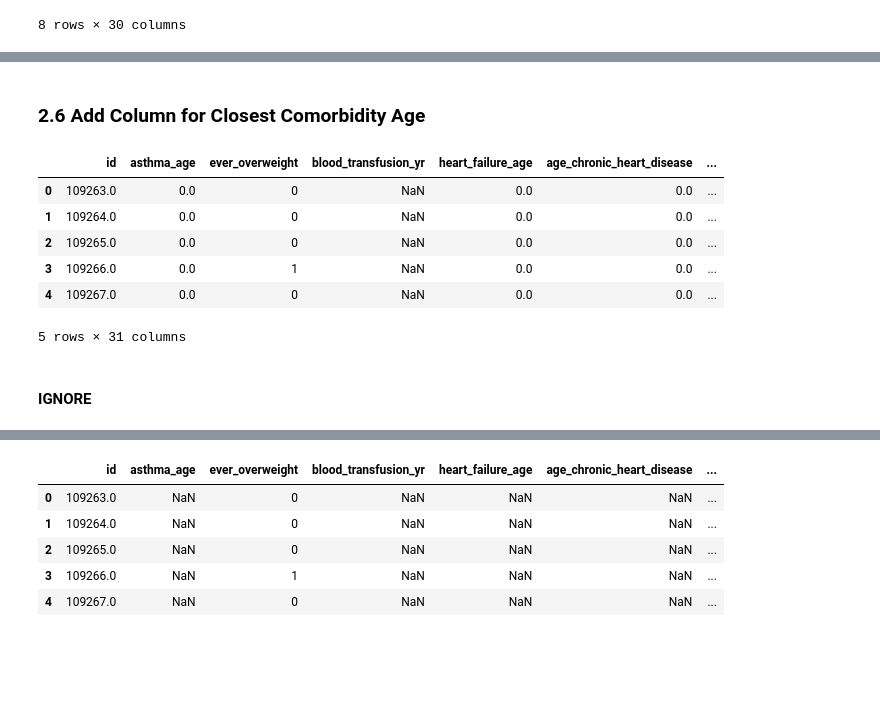
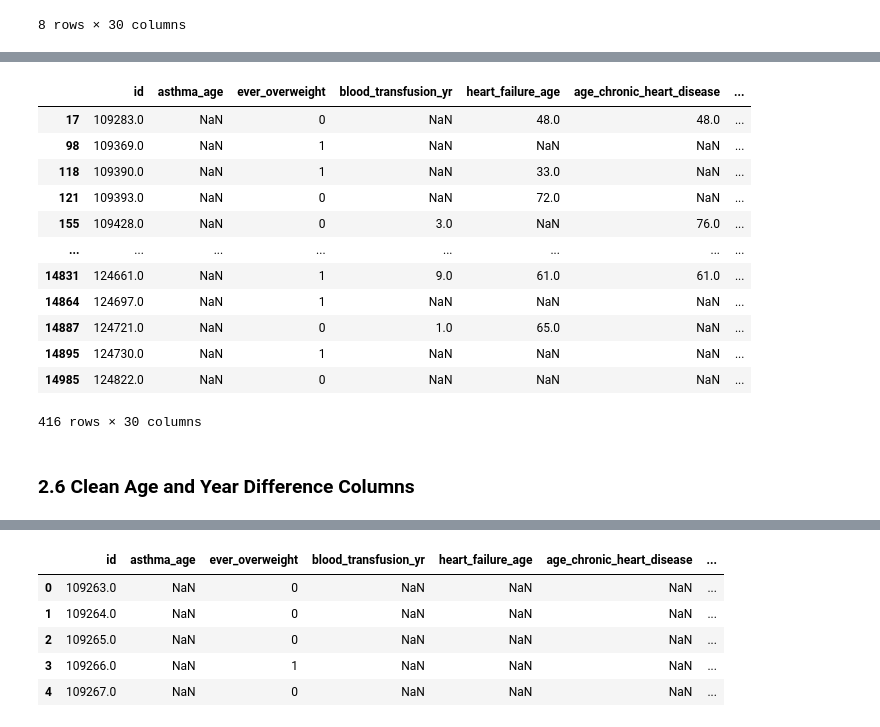
Before and after one commit to equitymarkets/HeartAttackPrediction, a Jupyter notebook: Medical_Conditions_Cleaning.ipynb, the cells around one changed output, grey strips where cells are left out. Saved outputs shown, nothing was run; the diff lists cells and outputs as text; code cells hidden in the pictures; blank space fills up the shorter version.

```diff
--- a/Medical_Conditions_Cleaning.ipynb
+++ b/Medical_Conditions_Cleaning.ipynb
@@ -156,6 +156,6 @@ df_3.head()
 # %%
-df_3 = df_3.copy()
-df_3.info()
+df_4 = df_3.copy()
+df_4.info()
 # %% [output]
 <class 'pandas.core.frame.DataFrame'>
 Index: 14890 entries, 0 to 14985
@@ -196,0 +179,10 @@ df_3.head()
+# %%
+df_4['asthma_yrs'] = df_4['heart_attack_age'] - df_4['asthma_age']
+df_4['heart_failure_yrs'] = df_4['heart_attack_age'] - df_4['heart_failure_age']
+df_4['chronic_heart_disease_yrs'] = df_4['heart_attack_age'] - df_4['age_chronic_heart_disease']
+df_4['angina_pectoris_yrs'] = df_4['heart_attack_age'] - df_4['angina_pectoris_age']
+df_4['stroke_yrs'] = df_4['heart_attack_age'] - df_4['stroke_age']
+df_4['thyroid_yrs'] = df_4['heart_attack_age'] - df_4['thyroid_age']
+df_4['liver_disease_yrs'] = df_4['heart_attack_age'] - df_4['liver_age']
+df_4['gallbladder_pr_yrs'] = df_4['heart_attack_age'] - df_4['gallbladder_pr_age']
+df_4.head()
@@ -234,15 +209,0 @@ df_3.head()
-# %% [markdown]
-### 2.6 Add Column for Closest Comorbidity Age
-# %%
-df_3['max_age'] = df_3[age_columns_to_check].max(axis=1)
-df_3.head()
-# %% [output]
-|  | id | asthma_age | ever_overweight | blood_transfusion_yr | heart_failure_age | age_chronic_heart_disease | ... |
-| 0 | 109263.0 | 0.0 | 0 | NaN | 0.0 | 0.0 | ... |
-| 1 | 109264.0 | 0.0 | 0 | NaN | 0.0 | 0.0 | ... |
-| 2 | 109265.0 | 0.0 | 0 | NaN | 0.0 | 0.0 | ... |
-| 3 | 109266.0 | 0.0 | 1 | NaN | 0.0 | 0.0 | ... |
-| 4 | 109267.0 | 0.0 | 0 | NaN | 0.0 | 0.0 | ... |
-5 rows × 31 columns
-# %%
-df_4 = df_3.drop('blood_transfusion_yr', axis=1)
@@ -251,2 +210,18 @@ df_4.to_csv('Resources/medical_conditions_cleaned.csv', index=False)
-# %% [markdown]
-#### IGNORE
+# %%
+df_4[df_4['heart_attack_age'].notna()]
+# %% [output]
+|  | id | asthma_age | ever_overweight | blood_transfusion_yr | heart_failure_age | age_chronic_heart_disease | ... |
+| 17 | 109283.0 | NaN | 0 | NaN | 48.0 | 48.0 | ... |
+| 98 | 109369.0 | NaN | 1 | NaN | NaN | NaN | ... |
+| 118 | 109390.0 | NaN | 1 | NaN | 33.0 | NaN | ... |
+| 121 | 109393.0 | NaN | 0 | NaN | 72.0 | NaN | ... |
+| 155 | 109428.0 | NaN | 0 | 3.0 | NaN | 76.0 | ... |
+| ... | ... | ... | ... | ... | ... | ... | ... |
+| 14831 | 124661.0 | NaN | 1 | 9.0 | 61.0 | 61.0 | ... |
+| 14864 | 124697.0 | NaN | 1 | NaN | NaN | NaN | ... |
+| 14887 | 124721.0 | NaN | 0 | 1.0 | 65.0 | NaN | ... |
+| 14895 | 124730.0 | NaN | 1 | NaN | NaN | NaN | ... |
+| 14985 | 124822.0 | NaN | 0 | NaN | NaN | NaN | ... |
+416 rows × 30 columns
+# %% [markdown]
+### 2.6 Clean Age and Year Difference Columns
```
Also changed, not shown: parts of 26 cells of this notebook, 6 other files.
